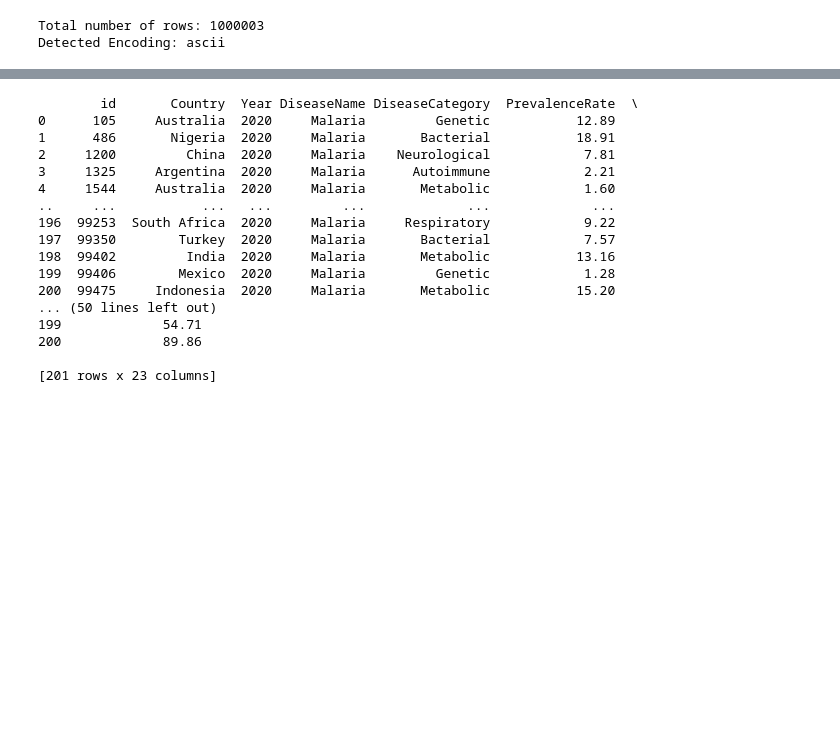
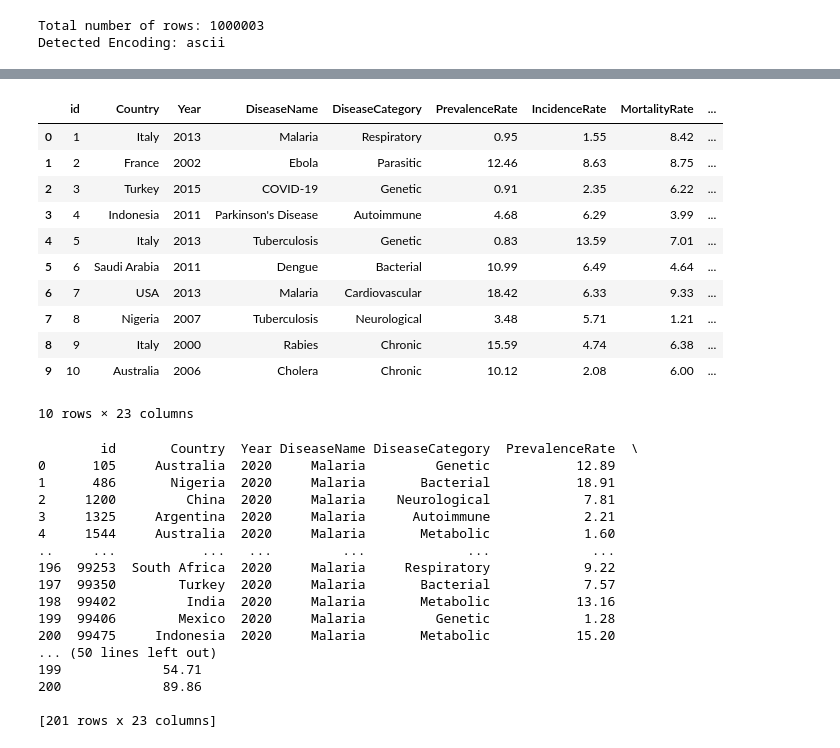
Before and after one commit to ironhack-labs/project-2-eda-sql, a Jupyter notebook: Business Challenge EDA and SQL.ipynb, the cells around one changed output, grey strips where cells are left out. Cells and saved outputs as stored; diff of their text form; code cells hidden in the pictures; blank space fills up the shorter version.

```diff
--- a/Business Challenge EDA and SQL.ipynb
+++ b/Business Challenge EDA and SQL.ipynb
@@ -105,20 +140,36 @@ File successfully split into 11 chunks.
 # %%
 import pymysql
 import pandas as pd
+from icecream import ic
 
 # Database connection settings
-host = "localhost"  # Replace with your host, e.g., 127.0.0.1 or a server address
-user = "root"  # Replace with your MySQL username
-password = "Malcomx1"  # Replace with your MySQL password
-database = "GlobalHealth"  # Replace with your database name
+host = "localhost"  # host, e.g., 127.0.0.1 or a server address
+user = "root"  # MySQL username
+password = "Malcomx1"  # MySQL password
+database = "GlobalHealth"  # database name
 
 # Establish the connection
 connection = pymysql.connect(
     host=host,
     user=user,
     password=password,
-    database=database
+    database=database,
+    local_infile=1  # Enable LOCAL INFILE
 )
 
-print(f"Connected to the {database} database successfully!")
+cursor = connection.cursor()
+
+ic(f"Connected to the {database} database successfully!")
+
+# # TRUNCATE erases the tale.
+# try:
+#     # Truncate the table
+#     cursor.execute("TRUNCATE TABLE healthstatistics;")
+#     connection.commit()
+#     ic("Table healthstatistics has been cleared.")
+# except pymysql.MySQLError as e:
+#     ic(f"Error: {e}")
+# finally:
+#     # cursor.close()
+#     # connection.close()
 # %% [output]
@@ -131,5 +302,5 @@ query = "SELECT * FROM HealthStatistics LIMIT 10;"
 df = pd.read_sql(query, connection)
 
 # Display the DataFrame
-print(df)
+ic(df)
 # %% [output]
@@ -153,3 +324,15 @@ print(df)
+|  | id | Country | Year | DiseaseName | DiseaseCategory | PrevalenceRate | IncidenceRate | MortalityRate | ... |
+| 0 | 1 | Italy | 2013 | Malaria | Respiratory | 0.95 | 1.55 | 8.42 | ... |
+| 1 | 2 | France | 2002 | Ebola | Parasitic | 12.46 | 8.63 | 8.75 | ... |
+| 2 | 3 | Turkey | 2015 | COVID-19 | Genetic | 0.91 | 2.35 | 6.22 | ... |
+| 3 | 4 | Indonesia | 2011 | Parkinson's Disease | Autoimmune | 4.68 | 6.29 | 3.99 | ... |
+| 4 | 5 | Italy | 2013 | Tuberculosis | Genetic | 0.83 | 13.59 | 7.01 | ... |
+| 5 | 6 | Saudi Arabia | 2011 | Dengue | Bacterial | 10.99 | 6.49 | 4.64 | ... |
+| 6 | 7 | USA | 2013 | Malaria | Cardiovascular | 18.42 | 6.33 | 9.33 | ... |
+| 7 | 8 | Nigeria | 2007 | Tuberculosis | Neurological | 3.48 | 5.71 | 1.21 | ... |
+| 8 | 9 | Italy | 2000 | Rabies | Chronic | 15.59 | 4.74 | 6.38 | ... |
+| 9 | 10 | Australia | 2006 | Cholera | Chronic | 10.12 | 2.08 | 6.00 | ... |
+10 rows × 23 columns
 # %%
 query = """
 SELECT *
```
Also changed, not shown: parts of 6 cells of this notebook.
